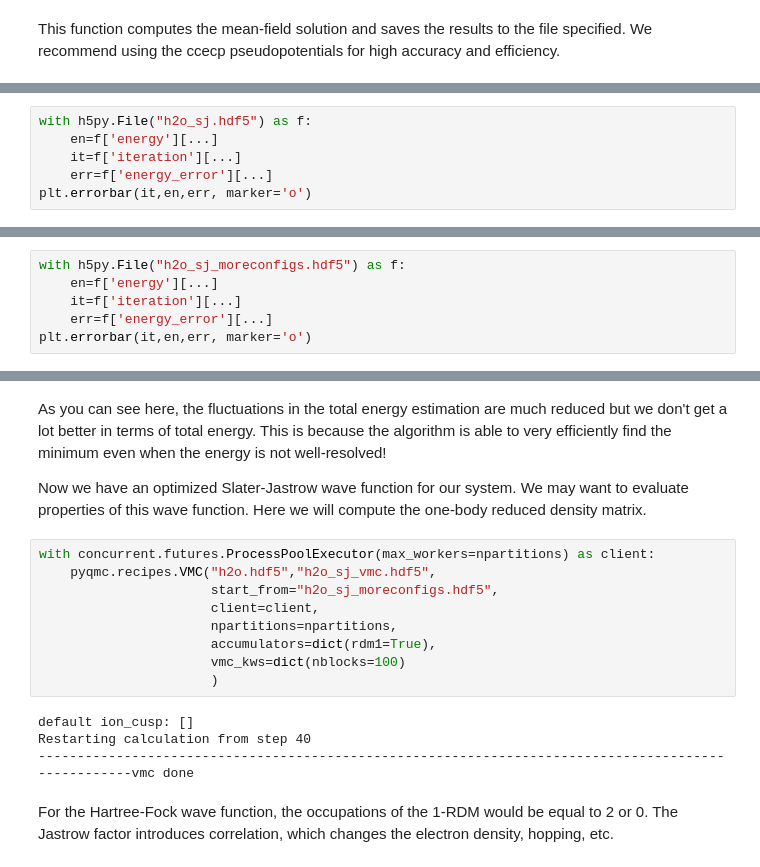
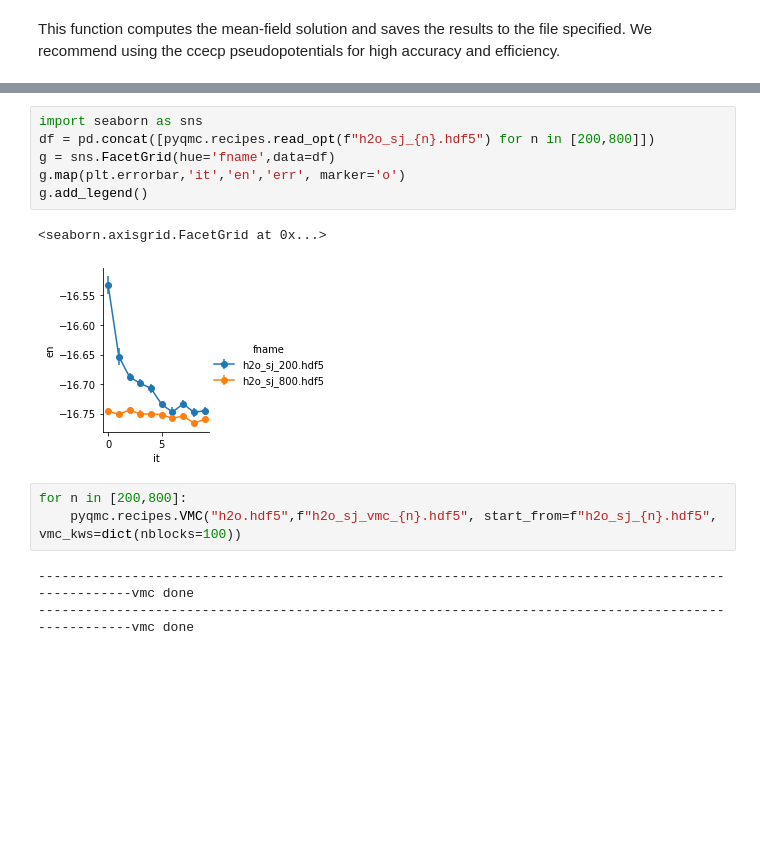
Before and after one commit to WagnerGroup/pyqmc, a Jupyter notebook: examples/tutorial.ipynb, the cells around one changed output, grey strips where cells are left out. Saved outputs shown, nothing was run; the diff lists cells and outputs as text; blank space fills up the shorter version.

```diff
--- a/examples/tutorial.ipynb
+++ b/examples/tutorial.ipynb
@@ -50,6 +45,0 @@ Once the calculation is done, you should graph the energy versus iteration.
-# %%
-with h5py.File("h2o_sj.hdf5") as f:
-    en=f['energy'][...]
-    it=f['iteration'][...]
-    err=f['energy_error'][...]
-plt.errorbar(it,en,err, marker='o')
@@ -90,6 +69,0 @@ descent |grad| 0.023436429969604555
-# %%
-with h5py.File("h2o_sj_moreconfigs.hdf5") as f:
-    en=f['energy'][...]
-    it=f['iteration'][...]
-    err=f['energy_error'][...]
-plt.errorbar(it,en,err, marker='o')
@@ -99,19 +70,15 @@ plt.errorbar(it,en,err, marker='o')
-# %% [markdown]
-As you can see here, the fluctuations in the total energy estimation are much reduced but we don't get a lot better in terms of total energy. This is because the algorithm is able to very efficiently find the minimum even when the energy is not well-resolved!
-
-Now we have an optimized Slater-Jastrow wave function for our system. We may want to evaluate properties of this wave function. Here we will compute the one-body reduced density matrix.
+# %%
+import seaborn as sns
+df = pd.concat([pyqmc.recipes.read_opt(f"h2o_sj_{n}.hdf5") for n in [200,800]])
+g = sns.FacetGrid(hue='fname',data=df)
+g.map(plt.errorbar,'it','en','err', marker='o')
+g.add_legend()
+# %% [output]
+<seaborn.axisgrid.FacetGrid at 0x...>
+[figure, added]
 # %%
-with concurrent.futures.ProcessPoolExecutor(max_workers=npartitions) as client:
-    pyqmc.recipes.VMC("h2o.hdf5","h2o_sj_vmc.hdf5",
-                      start_from="h2o_sj_moreconfigs.hdf5",
-                      client=client,
-                      npartitions=npartitions,
-                      accumulators=dict(rdm1=True),
-                      vmc_kws=dict(nblocks=100)
-                      )
+for n in [200,800]:
+    pyqmc.recipes.VMC("h2o.hdf5",f"h2o_sj_vmc_{n}.hdf5", start_from=f"h2o_sj_{n}.hdf5", vmc_kws=dict(nblocks=100))
 # %% [output]
-default ion_cusp: []
-Restarting calculation from step 40
 ----------------------------------------------------------------------------------------------------vmc done
+----------------------------------------------------------------------------------------------------vmc done
-# %% [markdown]
-For the Hartree-Fock wave function, the occupations of the 1-RDM would be equal to 2 or 0. The Jastrow factor introduces correlation, which changes the electron density, hopping, etc.
```
Also changed, not shown: parts of 15 cells of this notebook, 2 other files.
